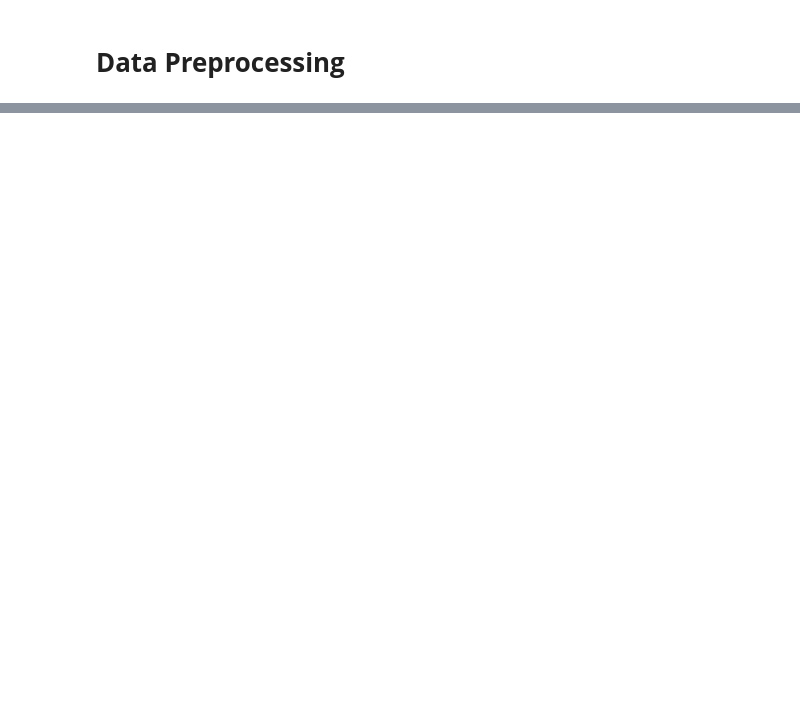
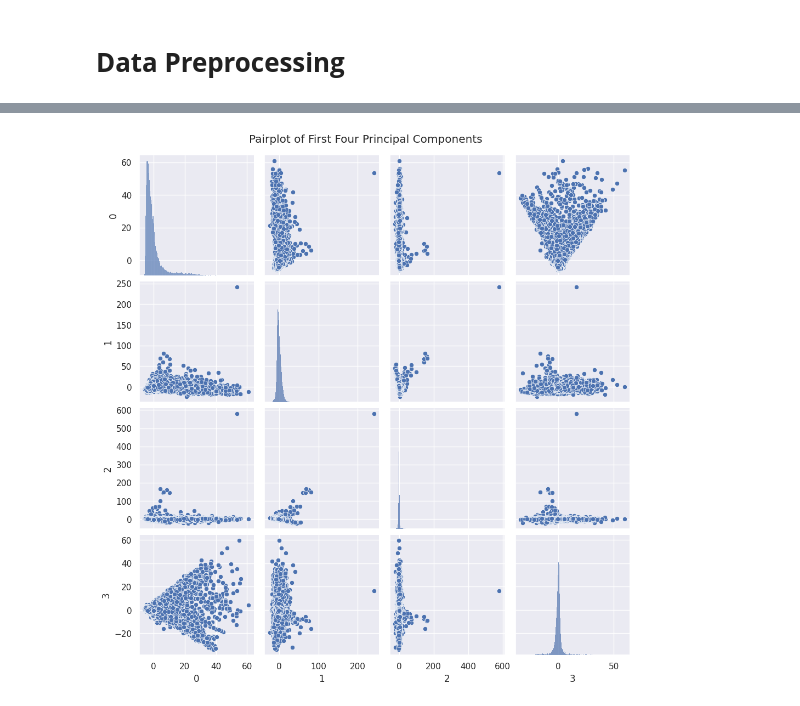
Before and after one commit to Saumi18/Credit-Risk-Modeling, a Jupyter notebook: Credit_Score_Behaviour.ipynb, the cells around one changed output, grey strips where cells are left out. Drawn from its saved outputs; the diff is of its cells as text; code cells hidden in the pictures; blank space fills up the shorter version.

```diff
--- a/Credit_Score_Behaviour.ipynb
+++ b/Credit_Score_Behaviour.ipynb
@@ -53,0 +85,5 @@ dtype: int64
+# %%
+#Handling missing values > 80% in a column.
+missing_percent = data.isna().mean()
+data = data.loc[:, missing_percent < 0.8] #Columns with missing values > 80% will be removed.
+data.shape
@@ -53,0 +94,22 @@ dtype: int64
+# %%
+from sklearn.decomposition import PCA
+from sklearn.preprocessing import StandardScaler
+from sklearn.impute import SimpleImputer
+
+#Handle missing values (mean imputation)
+imputer = SimpleImputer(strategy='mean')
+data_imputed = imputer.fit_transform(data)  #Fill missing values
+
+#Standardizing the features
+scaler = StandardScaler() #Mean = 0 & Variance = 1
+data_scaled = scaler.fit_transform(data_imputed) #Fits the data into a model & transforms it such that it's more suitable for the model in a single step.
+
+#Apply PCA
+pca = PCA(n_components = 0.95)  #Keeps 95% variance
+principal_components = pca.fit_transform(data_scaled)
+
+# Convert PCA results to DataFrame
+pca_df = pd.DataFrame(principal_components)
+
+print(f"Reduced shape after PCA: {pca_df.shape}")
+print(f"Explained variance ratio: {sum(pca.explained_variance_ratio_):.2f}")
@@ -53,0 +141,8 @@ dtype: int64
+# %%
+# Pairplot of First Four Principal Components (if available)
+if pca_df.shape[1] >= 4:
+    sns.pairplot(pca_df.iloc[:, :4])
+    plt.suptitle("Pairplot of First Four Principal Components", y=1.02)
+    plt.show()
+# %% [output]
+[figure, added]
```
Also changed, not shown: parts of 10 cells of this notebook.
